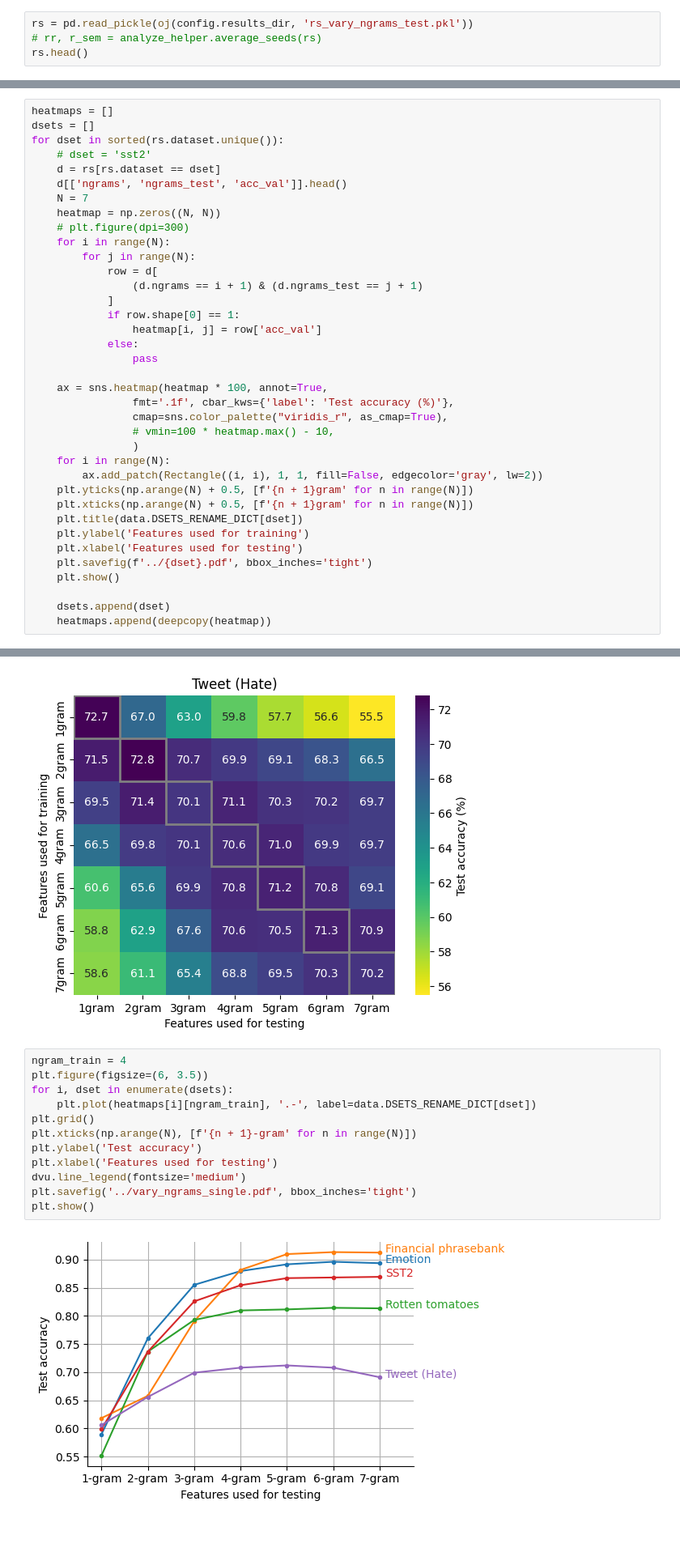
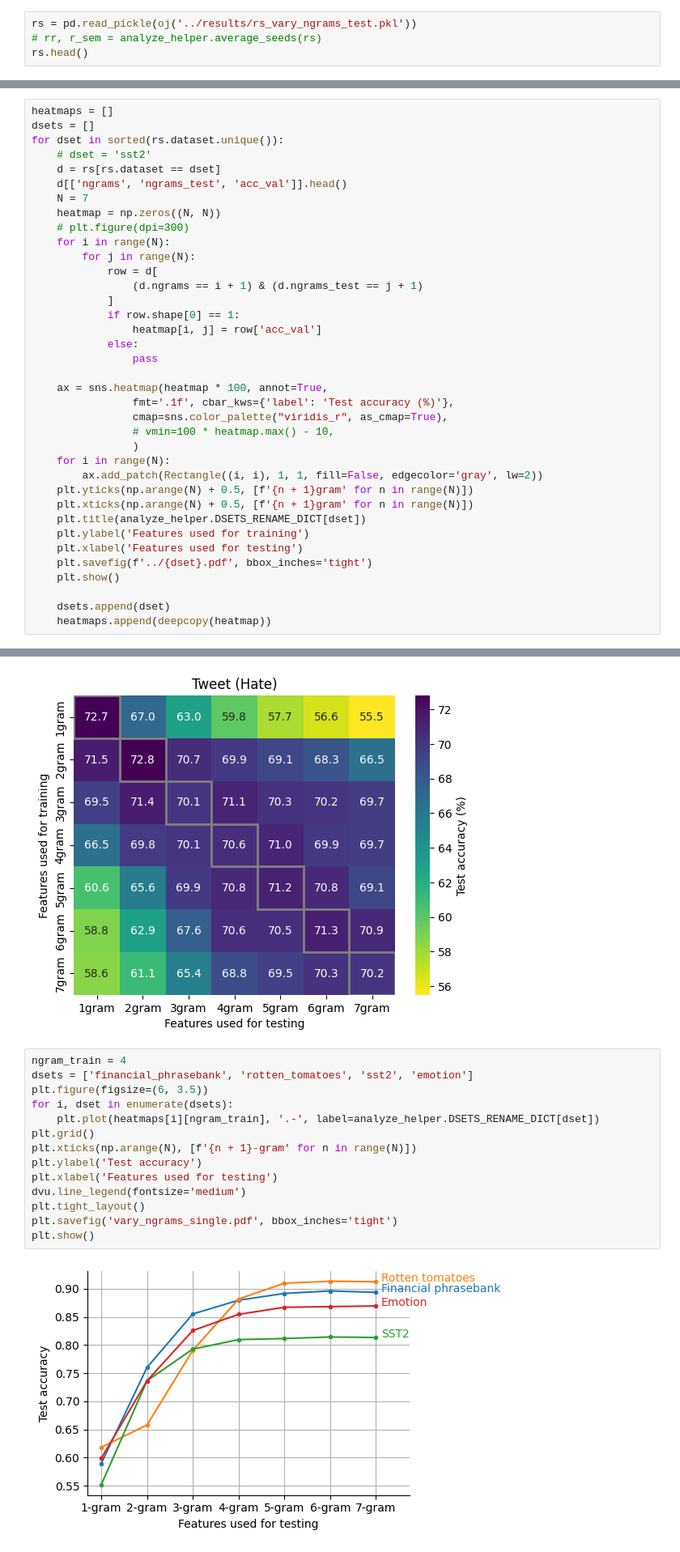
Before and after one commit to microsoft/augmented-interpretable-models, a Jupyter notebook: notebooks/06_vary_ngrams_test.ipynb, the cells around one changed output, grey strips where cells are left out. Shown: that part at 81% size. Cells and saved outputs as stored; diff of their text form.

```diff
--- a/notebooks/06_vary_ngrams_test.ipynb
+++ b/notebooks/06_vary_ngrams_test.ipynb
@@ -35,7 +39,7 @@ pd.set_option('display.max_rows', None)
 # %% [markdown]
 Remember to run aggregate!!!
 # %%
-rs = pd.read_pickle(oj(config.results_dir, 'rs_vary_ngrams_test.pkl'))
+rs = pd.read_pickle(oj('../results/rs_vary_ngrams_test.pkl'))
 # rr, r_sem = analyze_helper.average_seeds(rs)
 rs.head()
 # %% [output]
@@ -76,7 +80,7 @@ for dset in sorted(rs.dataset.unique()):
         ax.add_patch(Rectangle((i, i), 1, 1, fill=False, edgecolor='gray', lw=2))
     plt.yticks(np.arange(N) + 0.5, [f'{n + 1}gram' for n in range(N)])
     plt.xticks(np.arange(N) + 0.5, [f'{n + 1}gram' for n in range(N)])
-    plt.title(data.DSETS_RENAME_DICT[dset])
+    plt.title(analyze_helper.DSETS_RENAME_DICT[dset])
     plt.ylabel('Features used for training')
     plt.xlabel('Features used for testing')
     plt.savefig(f'../{dset}.pdf', bbox_inches='tight')
@@ -92,15 +96,17 @@ for dset in sorted(rs.dataset.unique()):
 [figure]
 # %%
 ngram_train = 4
+dsets = ['financial_phrasebank', 'rotten_tomatoes', 'sst2', 'emotion']
 plt.figure(figsize=(6, 3.5))
 for i, dset in enumerate(dsets):
-    plt.plot(heatmaps[i][ngram_train], '.-', label=data.DSETS_RENAME_DICT[dset])
+    plt.plot(heatmaps[i][ngram_train], '.-', label=analyze_helper.DSETS_RENAME_DICT[dset])
 plt.grid()
 plt.xticks(np.arange(N), [f'{n + 1}-gram' for n in range(N)])
 plt.ylabel('Test accuracy')
 plt.xlabel('Features used for testing')
 dvu.line_legend(fontsize='medium')
-plt.savefig('../vary_ngrams_single.pdf', bbox_inches='tight')
+plt.tight_layout()
+plt.savefig('vary_ngrams_single.pdf', bbox_inches='tight')
 plt.show()
 # %% [output]
-[figure, old version]
+[figure, new version]
```
Also changed, not shown: parts of 1 cell of this notebook, 3 other files.
